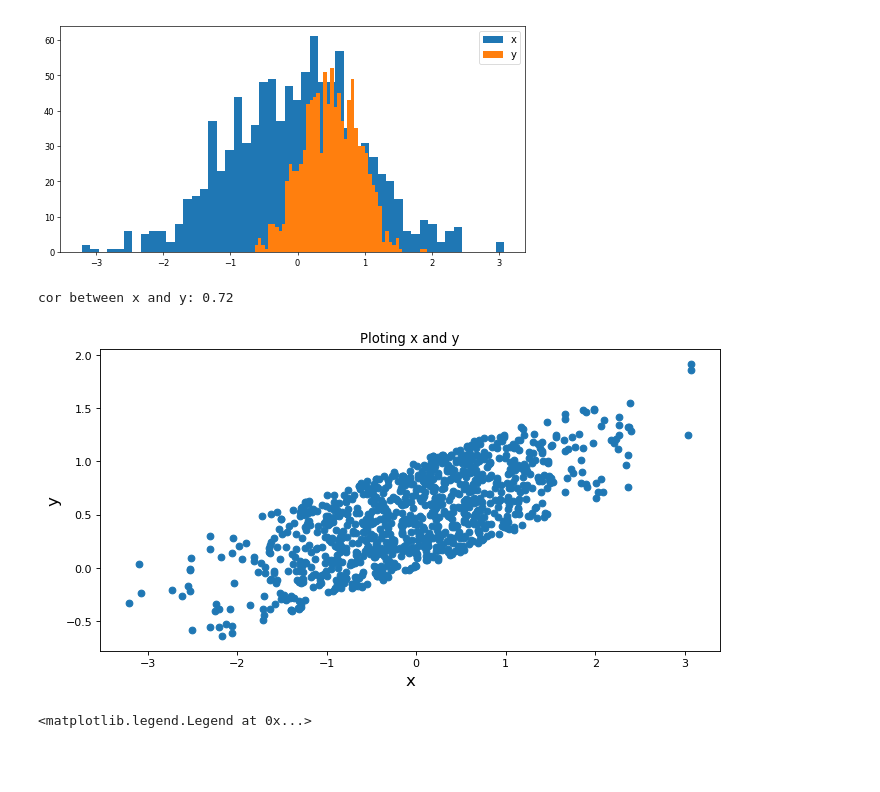
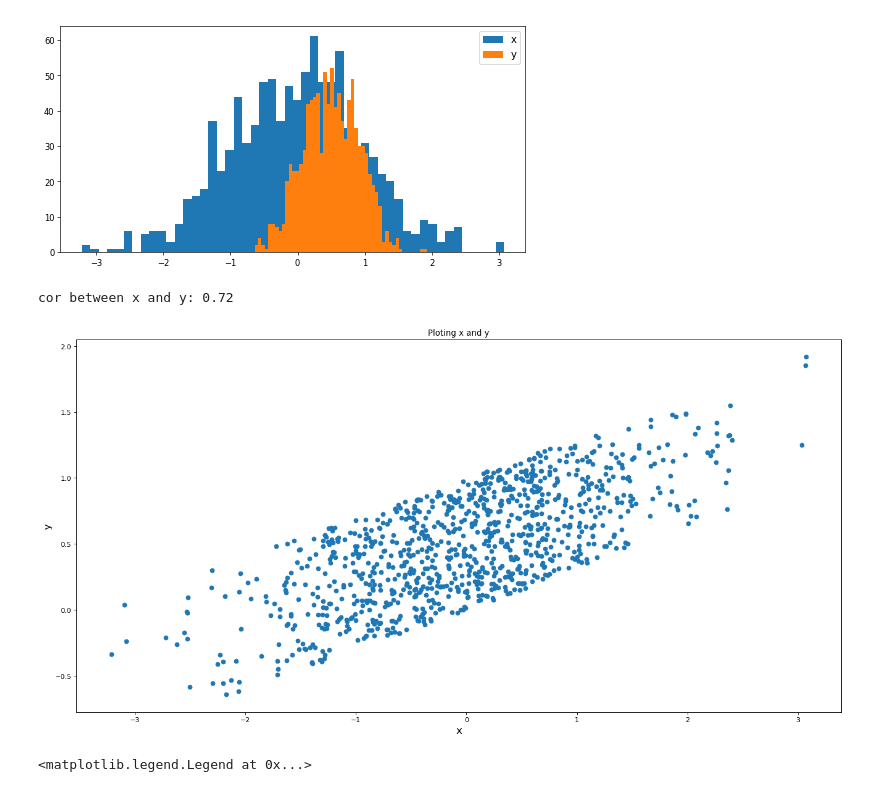
Before and after one commit to janrth/r2_experiment, a Jupyter notebook: r2_experiment.ipynb, the cells around one changed output. Cells and saved outputs as stored; diff of their text form; code cells hidden in the pictures; blank space fills up the shorter version.

```diff
--- a/r2_experiment.ipynb
+++ b/r2_experiment.ipynb
@@ -34,15 +34,15 @@ plt.legend(fontsize = 12)
 <matplotlib.legend.Legend at 0x...>
 [figure]
 # %%
-plt.figure(num = None, figsize=(10, 5), dpi = 80) #set settings of plot
+plt.figure(num = None, figsize=(20, 10), dpi = 80) #set settings of plot
 plt.scatter(x, y) #plot the data
 plt.xlabel('x', fontsize = 15) #xlabel
 plt.ylabel('y', fontsize = 15) #ylabel
 plt.title('Ploting x and y')
 print('cor between x and y:', round(np.corrcoef(x,y)[0][1],2)) #get correlation between x and y
 # %% [output]
 cor between x and y: 0.72
-[figure, old version]
+[figure, new version]
 # %%
 #Now we generate different y predictions and look at our r2:
 mean = np.mean(y)
```
Also changed, not shown: parts of 1 cell of this notebook.
